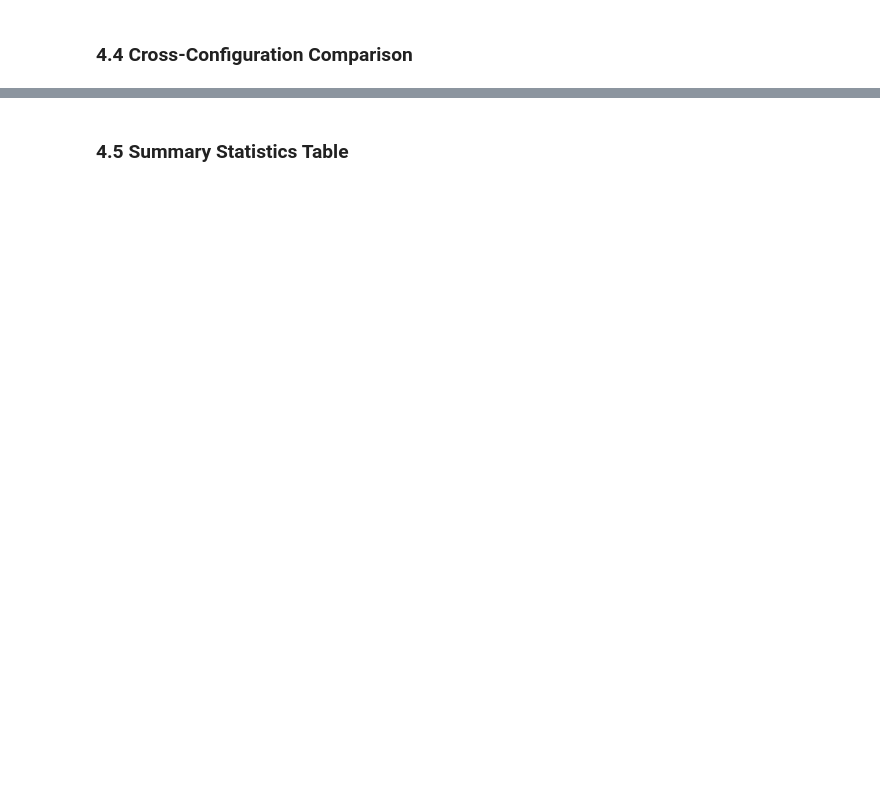
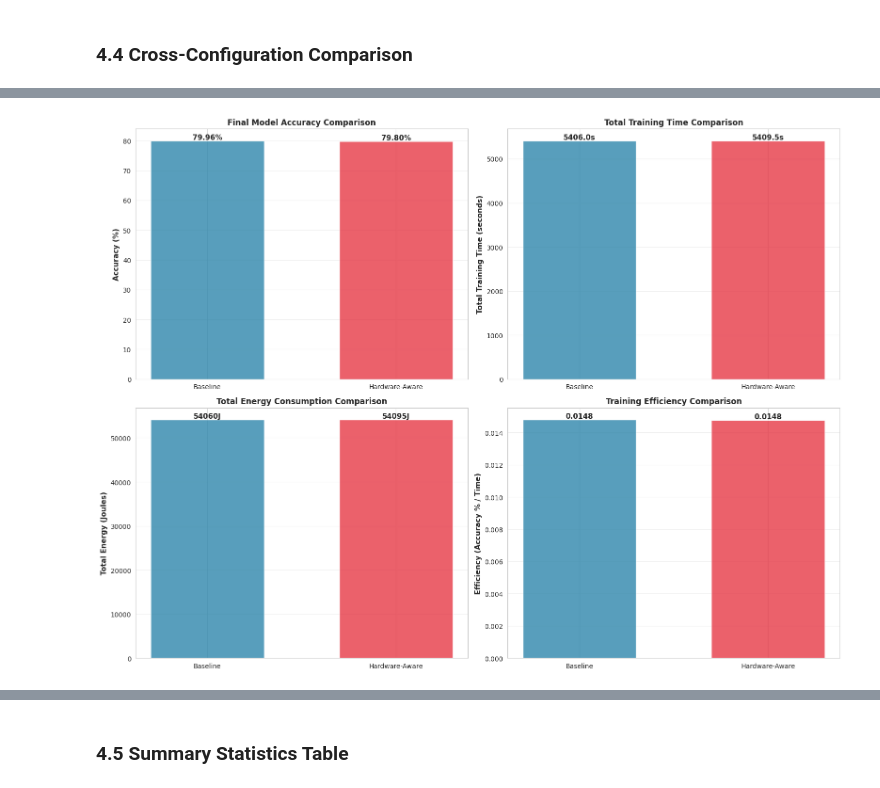
Before and after one commit to nhefner12/cecs-574-dist-computing-project, a Jupyter notebook: comparison_analysis.ipynb, the cells around one changed output, grey strips where cells are left out. Drawn from its saved outputs; the diff is of its cells as text; code cells hidden in the pictures; blank space fills up the shorter version.

```diff
--- a/comparison_analysis.ipynb
+++ b/comparison_analysis.ipynb
@@ -798,0 +915,92 @@ plt.show()
+# %%
+# Direct Comparison: Baseline vs Hardware-Aware (Slow Configuration)
+fig, axes = plt.subplots(2, 2, figsize=(16, 12))
+
+baseline_df = metrics_data.get("baseline", {}).get("slow")
+hw_aware_df = metrics_data.get("hardware-aware", {}).get("slow")
+baseline_eval = evaluations.get("baseline", {}).get("slow")
+hw_aware_eval = evaluations.get("hardware-aware", {}).get("slow")
+
+if baseline_df is not None and hw_aware_df is not None:
+    # Plot 1: Accuracy comparison
+    ax1 = axes[0, 0]
+    if baseline_eval and hw_aware_eval:
+        configs = ['Baseline', 'Hardware-Aware']
+        accuracies = [baseline_eval["accuracy"] * 100, hw_aware_eval["accuracy"] * 100]
+        colors = ['#2E86AB', '#E63946']
+
+        bars = ax1.bar(configs, accuracies, alpha=0.8, color=colors, width=0.6)
+        ax1.set_ylabel('Accuracy (%)', fontsize=11, fontweight='bold')
+        ax1.set_title('Final Model Accuracy Comparison', fontsize=12, fontweight='bold')
+        ax1.grid(True, alpha=0.3, axis='y')
+        ax1.set_ylim(bottom=0)
+
+        for bar, value in zip(bars, accuracies):
+            height = bar.get_height()
+            ax1.text(bar.get_x() + bar.get_width()/2., height,
+                    f'{value:.2f}%',
+                    ha='center', va='bottom', fontsize=11, fontweight='bold')
+
+    # Plot 2: Total training time comparison
+    ax2 = axes[0, 1]
+    if 'train_time_sec' in baseline_df.columns and 'train_time_sec' in hw_aware_df.columns:
+        configs = ['Baseline', 'Hardware-Aware']
+        total_times = [baseline_df['train_time_sec'].sum(), hw_aware_df['train_time_sec'].sum()]
+        colors = ['#2E86AB', '#E63946']
+
+        bars = ax2.bar(configs, total_times, alpha=0.8, color=colors, width=0.6)
+        ax2.set_ylabel('Total Training Time (seconds)', fontsize=11, fontweight='bold')
+        ax2.set_title('Total Training Time Comparison', fontsize=12, fontweight='bold')
+        ax2.grid(True, alpha=0.3, axis='y')
+
+        for bar, value in zip(bars, total_times):
+            height = bar.get_height()
+            ax2.text(bar.get_x() + bar.get_width()/2., height,
+                    f'{value:.1f}s',
+                    ha='center', va='bottom', fontsize=11, fontweight='bold')
+
+    # Plot 3: Total energy comparison
+    ax3 = axes[1, 0]
+    if 'energy_joules' in baseline_df.columns and 'energy_joules' in hw_aware_df.columns:
+        configs = ['Baseline', 'Hardware-Aware']
+        total_energy = [baseline_df['energy_joules'].sum(), hw_aware_df['energy_joules'].sum()]
+        colors = ['#2E86AB', '#E63946']
+
+        bars = ax3.bar(configs, total_energy, alpha=0.8, color=colors, width=0.6)
+        ax3.set_ylabel('Total Energy (Joules)', fontsize=11, fontweight='bold')
+        ax3.set_title('Total Energy Consumption Comparison', fontsize=12, fontweight='bold')
+        ax3.grid(True, alpha=0.3, axis='y')
+
+        for bar, value in zip(bars, total_energy):
+            height = bar.get_height()
+            ax3.text(bar.get_x() + bar.get_width()/2., height,
+                    f'{value:.0f}J',
+                    ha='center', va='bottom', fontsize=11, fontweight='bold')
+
+    # Plot 4: Efficiency (Accuracy / Time)
+    ax4 = axes[1, 1]
+    if baseline_eval and hw_aware_eval and 'train_time_sec' in baseline_df.columns and 'train_time_sec' in hw_aware_df.columns:
+        configs = ['Baseline', 'Hardware-Aware']
+        accuracies = [baseline_eval["accuracy"] * 100, hw_aware_eval["accuracy"] * 100]
+        total_times = [baseline_df['train_time_sec'].sum(), hw_aware_df['train_time_sec'].sum()]
+        efficiencies = [acc / time if time > 0 else 0 for acc, time in zip(accuracies, total_times)]
+        colors = ['#2E86AB', '#E63946']
+
+        bars = ax4.bar(configs, efficiencies, alpha=0.8, color=colors, width=0.6)
+        ax4.set_ylabel('Efficiency (Accuracy % / Time)', fontsize=11, fontweight='bold')
+        ax4.set_title('Training Efficiency Comparison', fontsize=12, fontweight='bold')
+        ax4.grid(True, alpha=0.3, axis='y')
+
+        for bar, value in zip(bars, efficiencies):
+            if value > 0:
+                height = bar.get_height()
+                ax4.text(bar.get_x() + bar.get_width()/2., height,
+                        f'{value:.4f}',
+                        ha='center', va='bottom', fontsize=11, fontweight='bold')
+
+    plt.tight_layout()
+    plt.show()
+else:
+    print("⚠️  Slow experiment data not available. Please run the slow experiment first.")
+# %% [output]
+[figure, added]
```
Also changed, not shown: parts of 22 cells of this notebook, 16 other files.
